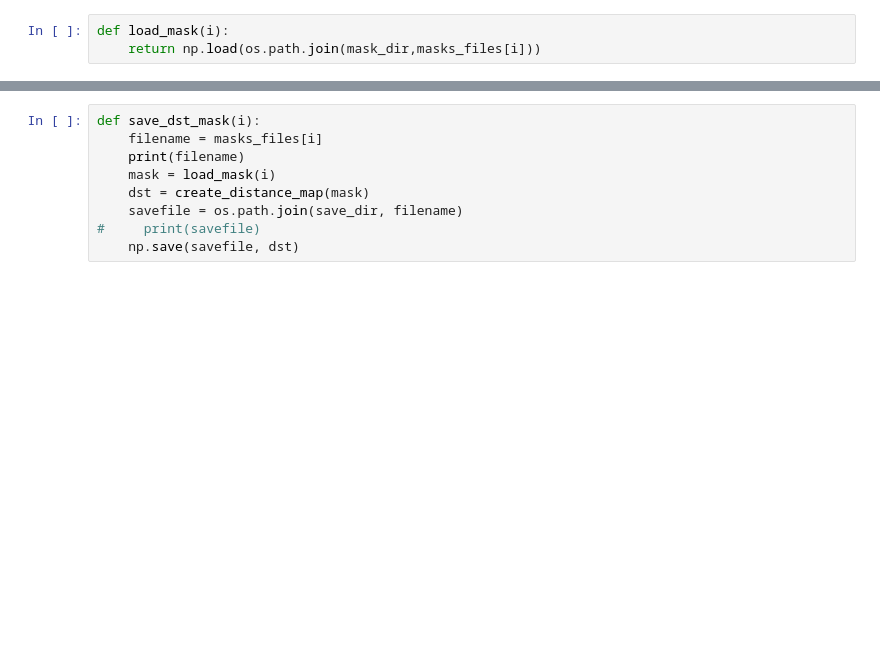
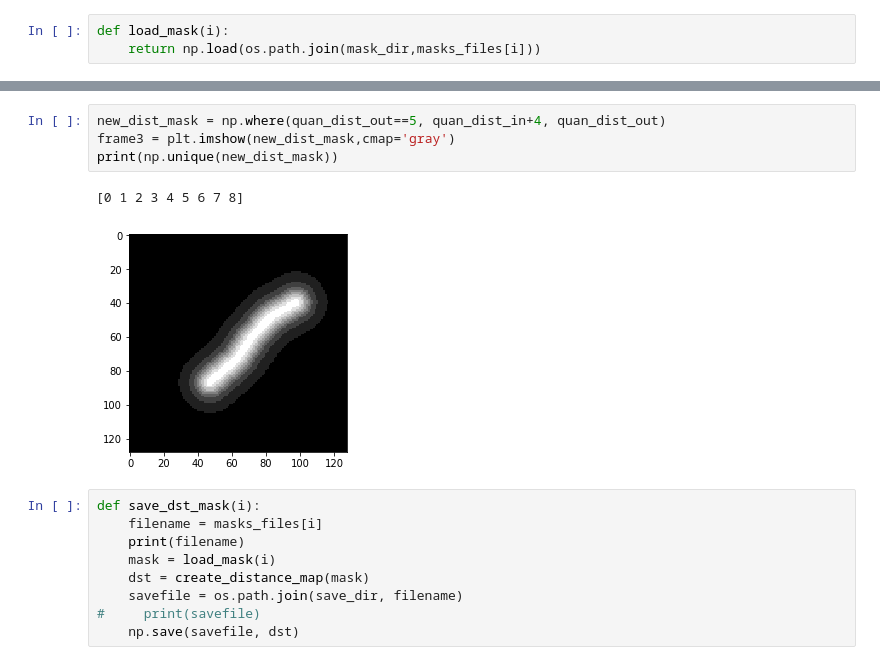
Before and after one commit to Chen-Yifan/DEM_segmentation, a Jupyter notebook: notebook/Create_distance_map.ipynb, the cells around one changed output, grey strips where cells are left out. Drawn from its saved outputs; the diff is of its cells as text; blank space fills up the shorter version.

```diff
--- a/notebook/Create_distance_map.ipynb
+++ b/notebook/Create_distance_map.ipynb
@@ -89,3 +121,10 @@ array([[0, 0, 0, ..., 0, 0, 0],
+# %%
+new_dist_mask = np.where(quan_dist_out==5, quan_dist_in+4, quan_dist_out)
+frame3 = plt.imshow(new_dist_mask,cmap='gray')
+print(np.unique(new_dist_mask))
+# %% [output]
+[0 1 2 3 4 5 6 7 8]
+[figure, added]
 # %%
 def save_dst_mask(i):
     filename = masks_files[i]
```
Also changed, not shown: parts of 5 cells of this notebook, 7 other files.
